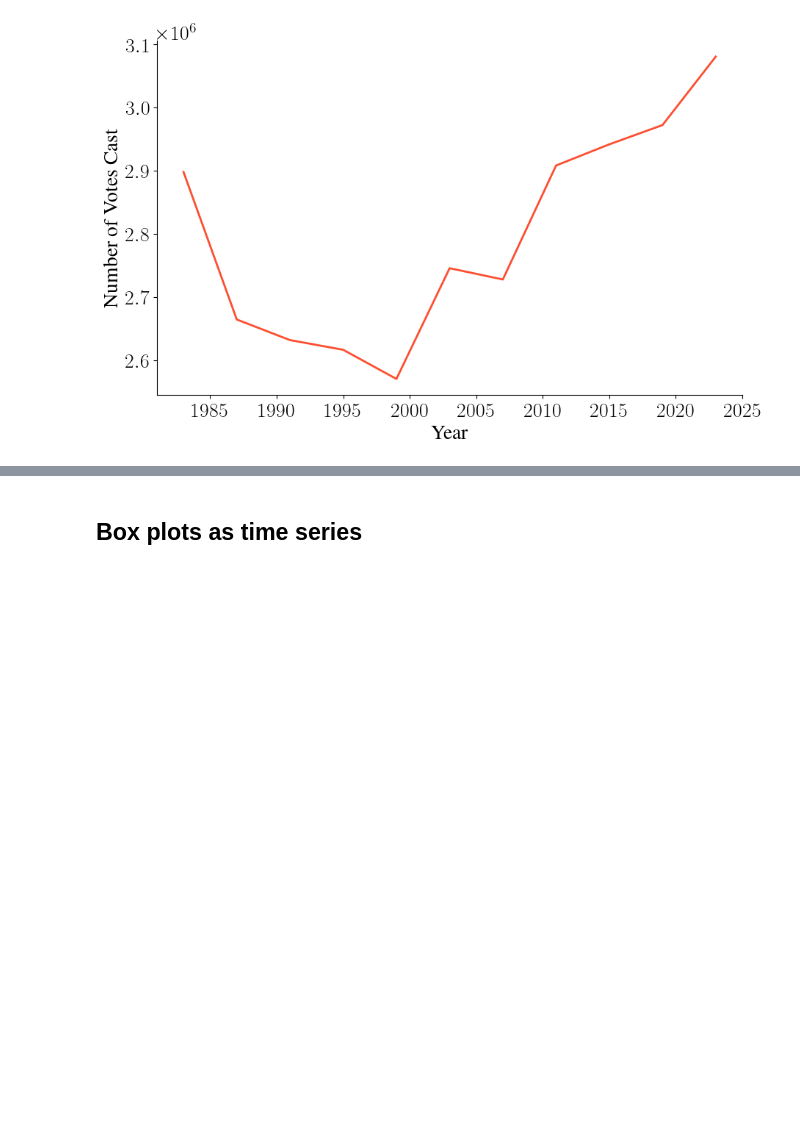
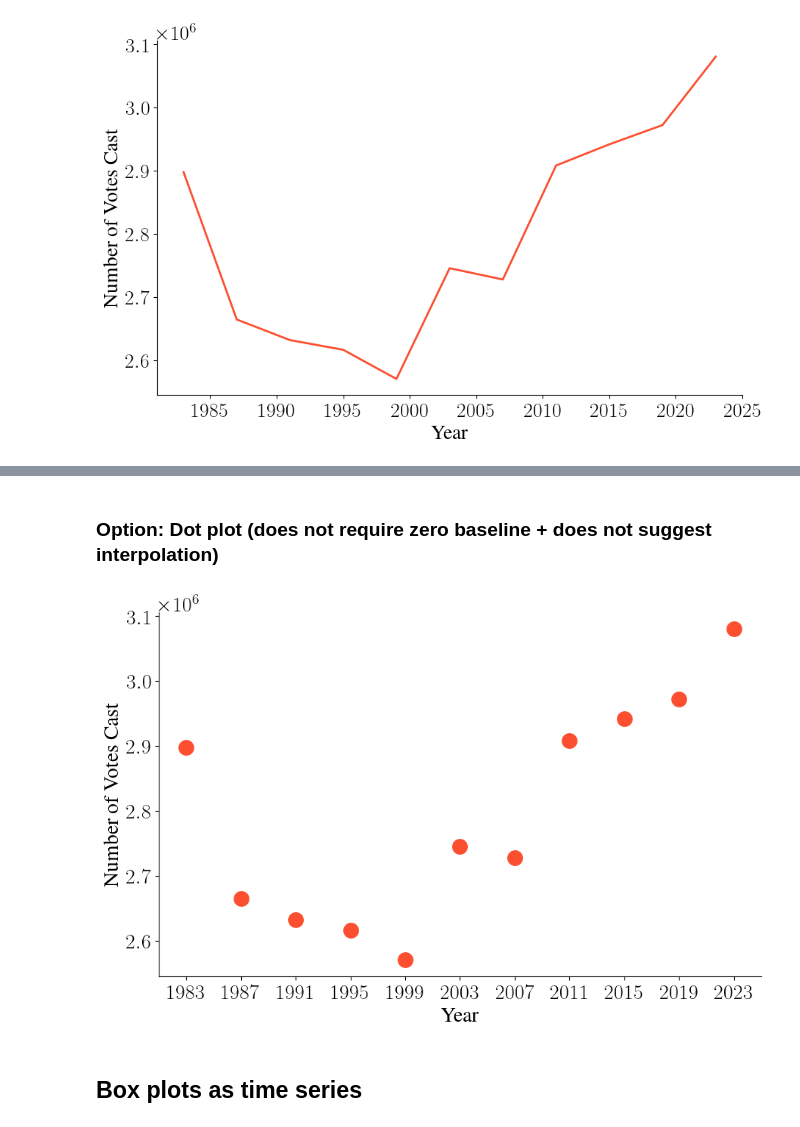
Before and after one commit to telos-lab/infoviz, a Jupyter notebook: notebooks/time-series.ipynb, the cells around one changed output, grey strips where cells are left out. Saved outputs shown, nothing was run; the diff lists cells and outputs as text; code cells hidden in the pictures; blank space fills up the shorter version.

```diff
--- a/notebooks/time-series.ipynb
+++ b/notebooks/time-series.ipynb
@@ -71,3 +74,15 @@ plt.savefig(f"../figures/timeseries_line-elections_finland.pdf", bbox_inches="ti
+# %% [markdown]
+### Option: Dot plot (does not require zero baseline + does not suggest interpolation)
+# %%
+fig, ax = plt.subplots(1,1,figsize=(9,6))
+sns.stripplot(df.groupby("Year").agg(dict(Votes="sum")), x="Year", y="Votes", s=15, ax=ax, color=cc.glasbey_hv[1])
+ax.set_ylabel("Number of Votes Cast")
+ax.set_xticks(ax.get_xticks(), [rf"${x}$" for x in range(1983,2024,4)])
+sns.despine(fig)
+plt.tight_layout()
+plt.savefig(f"../figures/timeseries_dot-elections_finland.pdf", bbox_inches="tight", transparent=True)
+# %% [output]
+[figure, new version]
 # %% [markdown]
 ## Box plots as time series
 # %%
```
Also changed, not shown: parts of 9 cells of this notebook, 33 other files.
